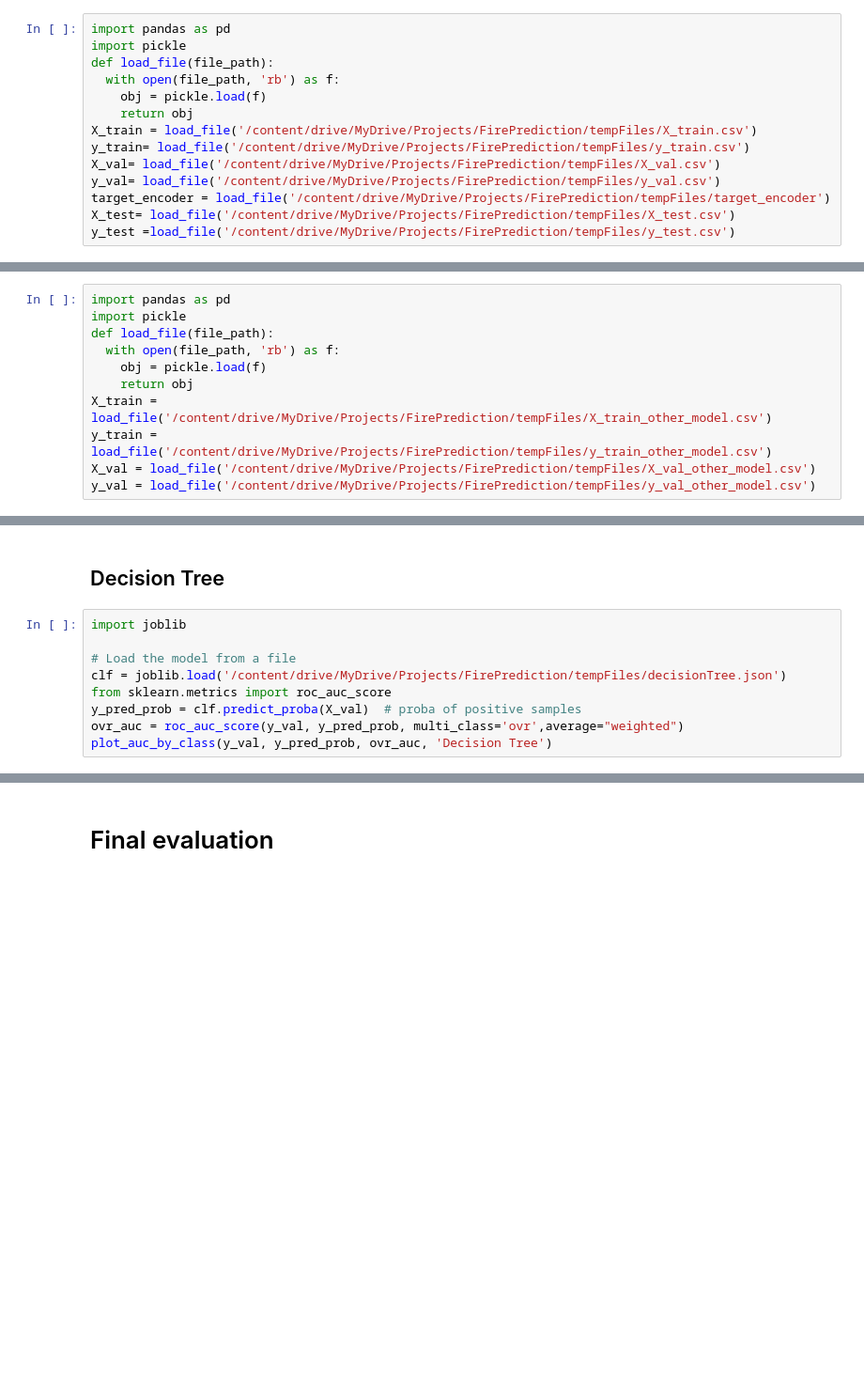
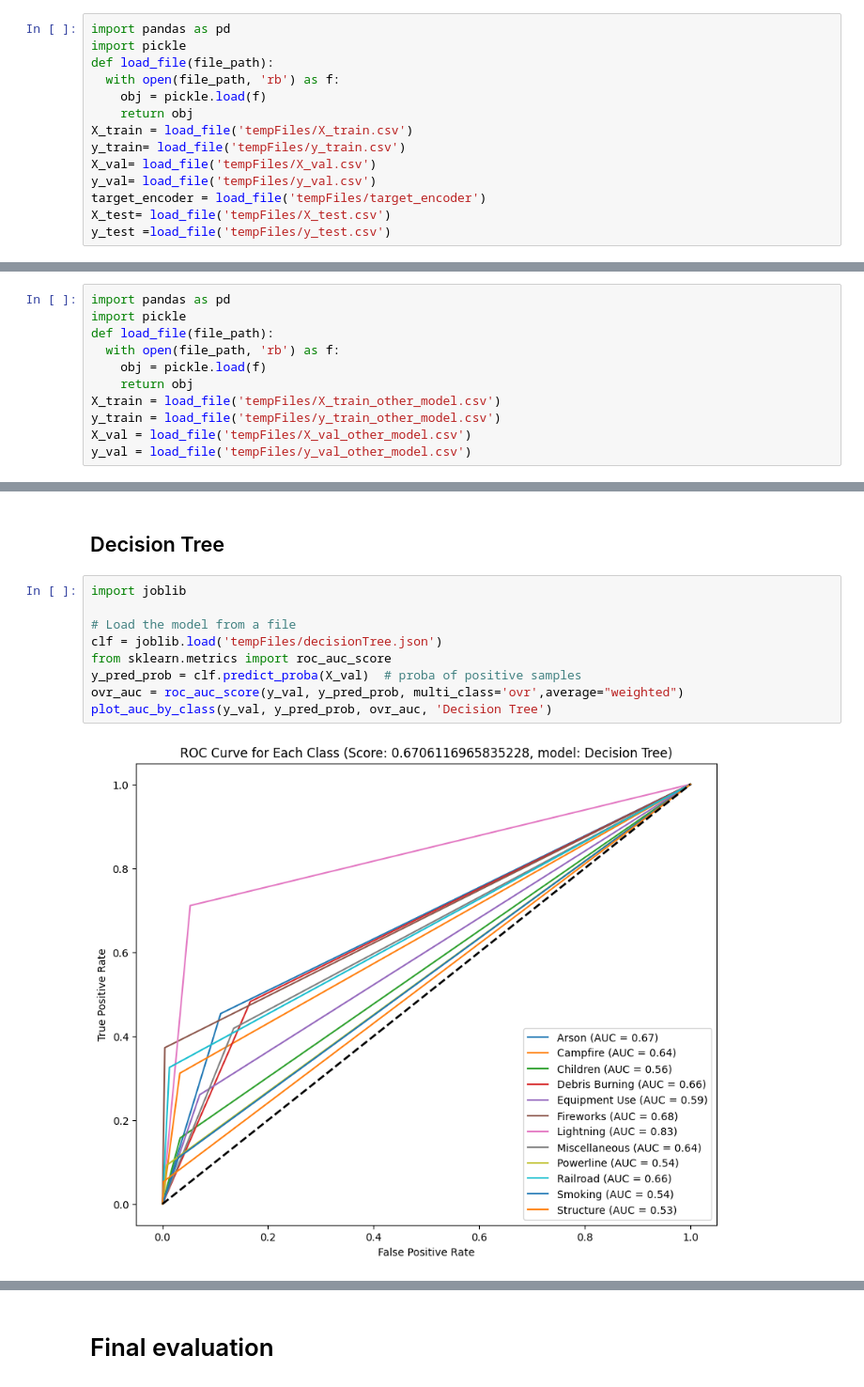
Before and after one commit to shkitan/ds_project, a Jupyter notebook: FirePrediction.ipynb, the cells around one changed output, grey strips where cells are left out. Shown at 94% size. Saved outputs shown, nothing was run; the diff lists cells and outputs as text; blank space fills up the shorter version.

```diff
--- a/FirePrediction.ipynb
+++ b/FirePrediction.ipynb
@@ -1210,13 +1429,13 @@ def load_file(file_path):
   with open(file_path, 'rb') as f:
     obj = pickle.load(f)
     return obj
-X_train = load_file('/content/drive/MyDrive/Projects/FirePrediction/tempFiles/X_train.csv')
-y_train= load_file('/content/drive/MyDrive/Projects/FirePrediction/tempFiles/y_train.csv')
-X_val= load_file('/content/drive/MyDrive/Projects/FirePrediction/tempFiles/X_val.csv')
-y_val= load_file('/content/drive/MyDrive/Projects/FirePrediction/tempFiles/y_val.csv')
-target_encoder = load_file('/content/drive/MyDrive/Projects/FirePrediction/tempFiles/target_encoder')
-X_test= load_file('/content/drive/MyDrive/Projects/FirePrediction/tempFiles/X_test.csv')
-y_test =load_file('/content/drive/MyDrive/Projects/FirePrediction/tempFiles/y_test.csv')
+X_train = load_file('tempFiles/X_train.csv')
+y_train= load_file('tempFiles/y_train.csv')
+X_val= load_file('tempFiles/X_val.csv')
+y_val= load_file('tempFiles/y_val.csv')
+target_encoder = load_file('tempFiles/target_encoder')
+X_test= load_file('tempFiles/X_test.csv')
+y_test =load_file('tempFiles/y_test.csv')
 # %%
 import numpy as np
 from sklearn.preprocessing import LabelBinarizer
@@ -1310,9 +1548,9 @@ def load_file(file_path):
   with open(file_path, 'rb') as f:
     obj = pickle.load(f)
     return obj
-X_train = load_file('/content/drive/MyDrive/Projects/FirePrediction/tempFiles/X_train_other_model.csv')
-y_train = load_file('/content/drive/MyDrive/Projects/FirePrediction/tempFiles/y_train_other_model.csv')
-X_val = load_file('/content/drive/MyDrive/Projects/FirePrediction/tempFiles/X_val_other_model.csv')
-y_val = load_file('/content/drive/MyDrive/Projects/FirePrediction/tempFiles/y_val_other_model.csv')
+X_train = load_file('tempFiles/X_train_other_model.csv')
+y_train = load_file('tempFiles/y_train_other_model.csv')
+X_val = load_file('tempFiles/X_val_other_model.csv')
+y_val = load_file('tempFiles/y_val_other_model.csv')
 # %%
 !pip install catboost
@@ -1333,9 +1595,11 @@ plot_auc_by_class(y_val, y_pred_prob, ovr_auc, 'catboost')
 # %%
 import joblib
 
 # Load the model from a file
-clf = joblib.load('/content/drive/MyDrive/Projects/FirePrediction/tempFiles/decisionTree.json')
+clf = joblib.load('tempFiles/decisionTree.json')
 from sklearn.metrics import roc_auc_score
 y_pred_prob = clf.predict_proba(X_val)  # proba of positive samples
 ovr_auc = roc_auc_score(y_val, y_pred_prob, multi_class='ovr',average="weighted")
 plot_auc_by_class(y_val, y_pred_prob, ovr_auc, 'Decision Tree')
+# %% [output]
+[figure, added]
```
Also changed, not shown: parts of 73 cells of this notebook.
